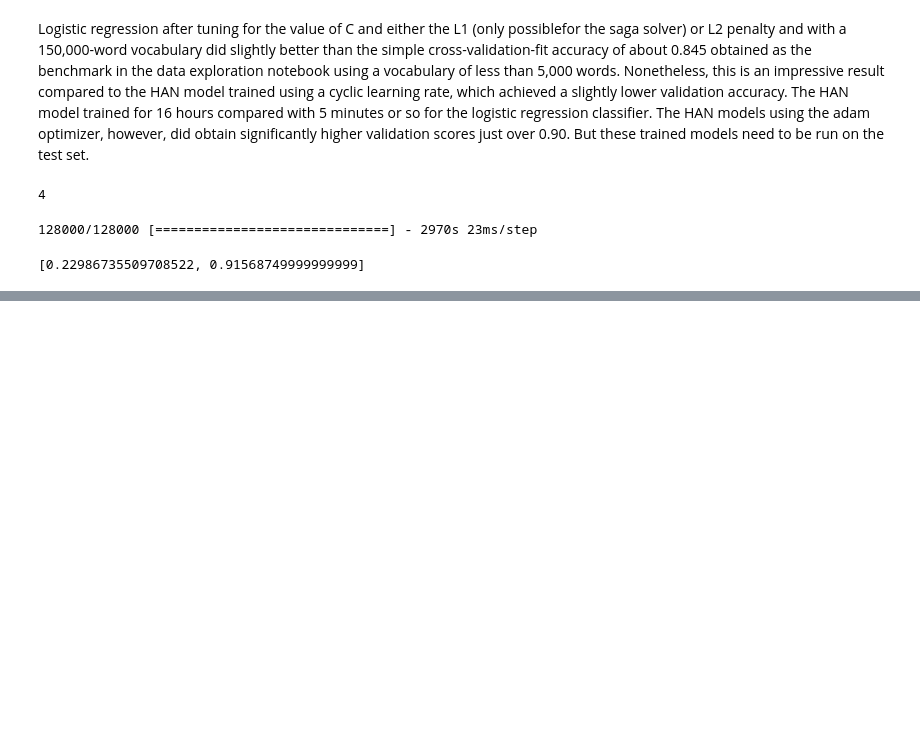
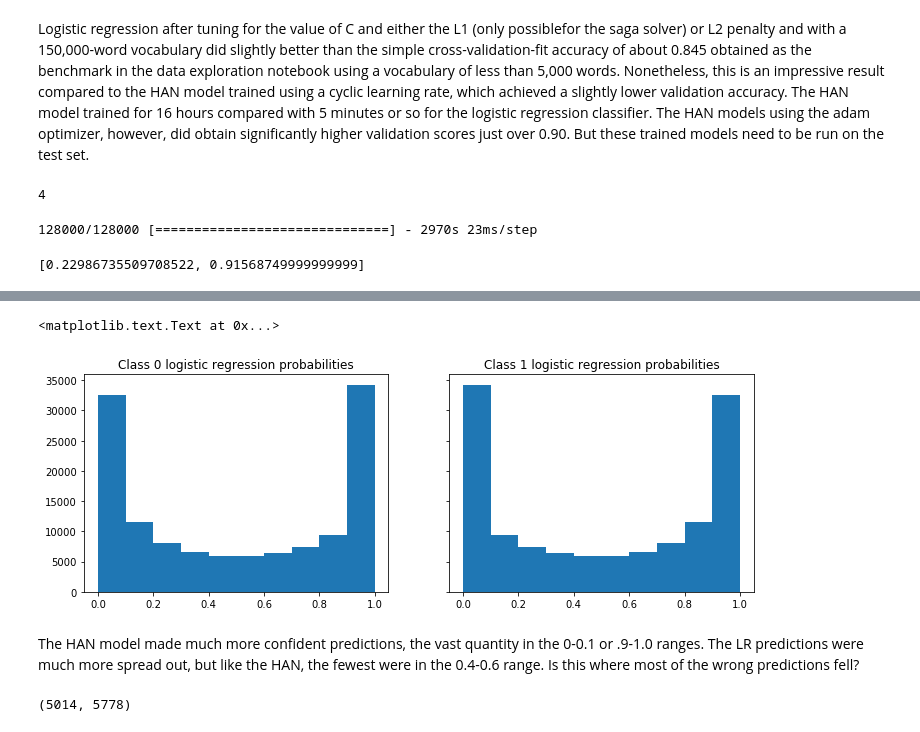
Before and after one commit to vincegiorno/fake_news, a Jupyter notebook: fn5_model_evaluation.ipynb, the cells around one changed output, grey strips where cells are left out. Drawn from its saved outputs; the diff is of its cells as text; code cells hidden in the pictures; blank space fills up the shorter version.

```diff
--- a/fn5_model_evaluation.ipynb
+++ b/fn5_model_evaluation.ipynb
@@ -225,0 +255,11 @@ array([ 0.98672044,  0.98276808])
+# %%
+f, (ax1, ax2) = plt.subplots(1, 2, figsize=(12, 4), sharey=True)
+ax1.hist(probs['lr_0'])
+ax1.set_title('Class 0 logistic regression probabilities')
+ax2.hist(probs['lr_1'])
+ax2.set_title('Class 1 logistic regression probabilities')
+# %% [output]
+<matplotlib.text.Text at 0x...>
+[figure, added]
+# %% [markdown]
+The HAN model made much more confident predictions, the vast quantity in the 0-0.1 or .9-1.0 ranges. The LR predictions were much more spread out, but like the HAN, the fewest were in the  0.4-0.6 range. Is this where most of the wrong predictions fell?
@@ -225,0 +271,6 @@ array([ 0.98672044,  0.98276808])
+# %%
+keras_false_pos.dropna(inplace=True)
+keras_false_neg.dropna(inplace=True)
+len(keras_false_pos), len(keras_false_neg)
+# %% [output]
+(5014, 5778)
```
Also changed, not shown: parts of 39 cells of this notebook.
